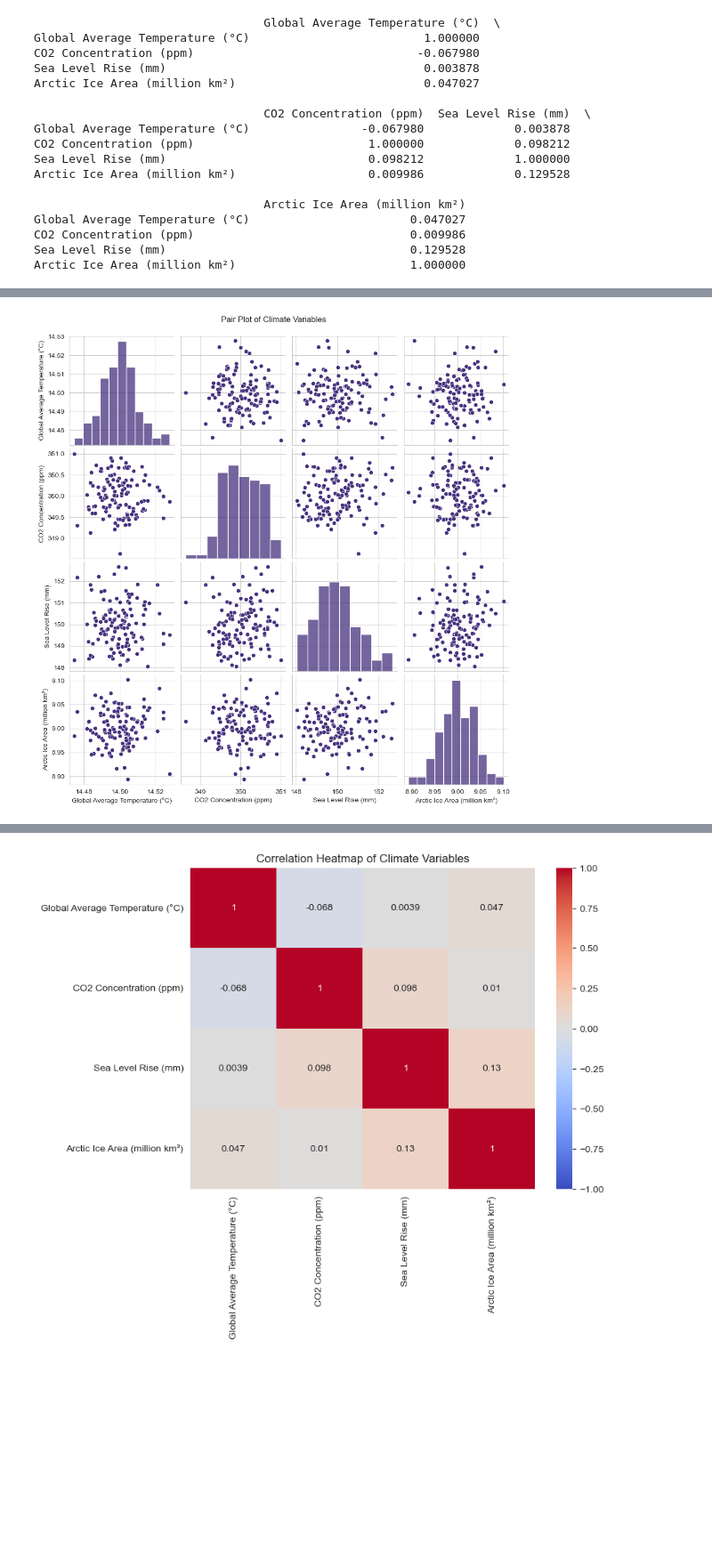
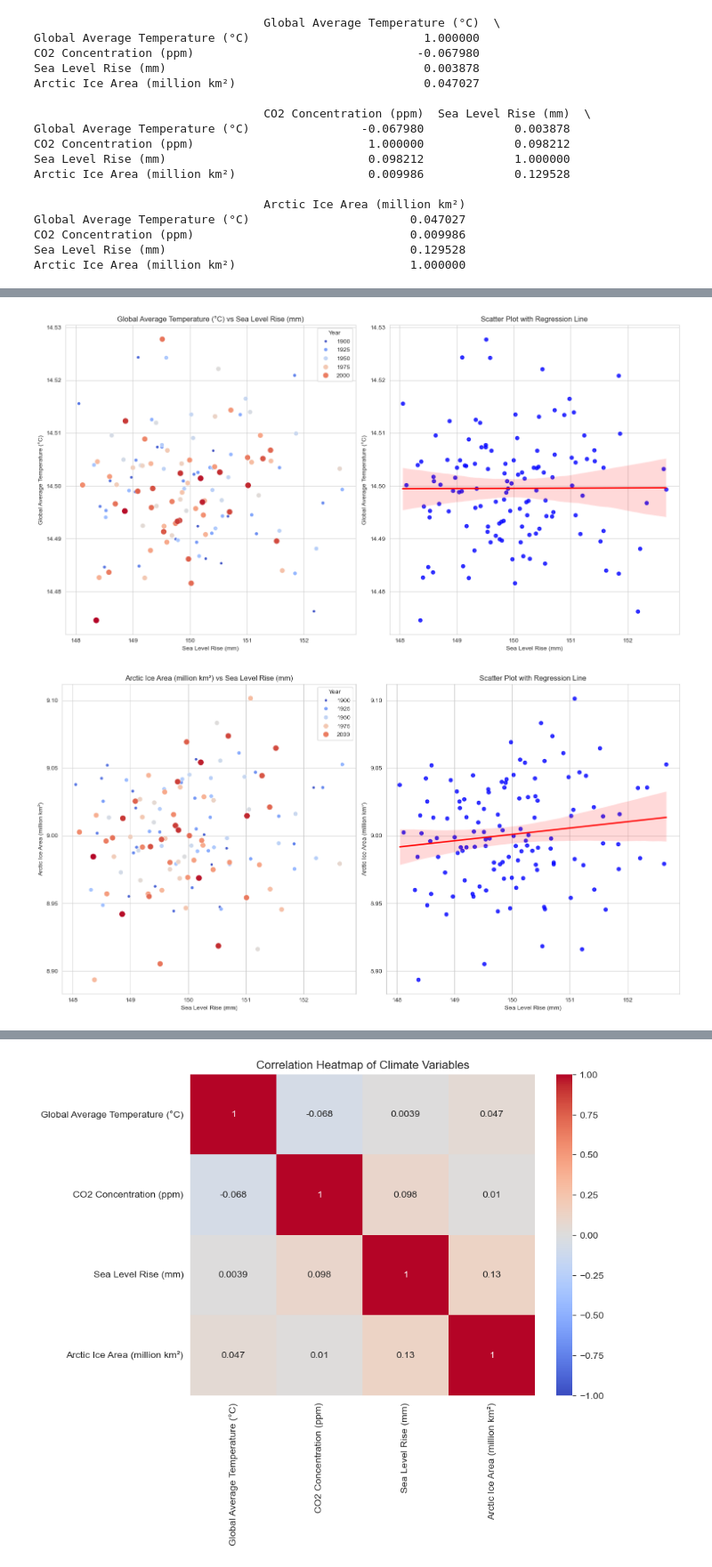
Before and after one commit to Omdena-NIC-Nepal/complete-eda-curious-coders, a Jupyter notebook: climate_eda.ipynb, the cells around one changed output, grey strips where cells are left out. Shown at 89% size. Cells and saved outputs as stored; diff of their text form; code cells hidden in the pictures; blank space fills up the shorter version.

```diff
--- a/climate_eda.ipynb
+++ b/climate_eda.ipynb
@@ -274,7 +289,32 @@ plt.show()
-# %%
-# Pair plot for all variables
-sns.pairplot(yearly_data[[avg_temperature, co2_concentration, sea_level_rise, arctic_ice_area]])
-plt.suptitle('Pair Plot of Climate Variables', y=1.02)
-plt.show()
-# %% [output]
-[figure, removed]
+# %%
+# Scatter plot: Temperature vs Arctic Ice Area
+plt.figure(figsize=(15, 8))
+plt.subplot(1, 2, 1)
+sns.scatterplot(data=yearly_data, x=sea_level_rise, y=avg_temperature,  hue=year, size=year, sizes=(20,100), palette="coolwarm")
+plt.title(f"{avg_temperature} vs {sea_level_rise}")
+plt.grid(True)
+
+# Regplot with Best-Fit Line
+plt.subplot(1, 2, 2)
+sns.regplot(x=sea_level_rise, y=avg_temperature, data=yearly_data, scatter_kws={'color': 'blue'}, line_kws={'color': 'red'})
+plt.title("Scatter Plot with Regression Line")
+plt.tight_layout()
+plt.show()
+# %% [output]
+[figure, added]
+# %%
+# Scatter plot: Temperature vs Arctic Ice Area
+plt.figure(figsize=(15, 8))
+plt.subplot(1, 2, 1)
+sns.scatterplot(data=yearly_data, x=sea_level_rise, y=arctic_ice_area,  hue=year, size=year, sizes=(20,100), palette="coolwarm")
+plt.title(f"{arctic_ice_area} vs {sea_level_rise}")
+plt.grid(True)
+
+# Regplot with Best-Fit Line
+plt.subplot(1, 2, 2)
+sns.regplot(x=sea_level_rise, y=arctic_ice_area, data=yearly_data, scatter_kws={'color': 'blue'}, line_kws={'color': 'red'})
+plt.title("Scatter Plot with Regression Line")
+plt.tight_layout()
+plt.show()
+# %% [output]
+[figure, added]
```
Also changed, not shown: parts of 6 cells of this notebook.
